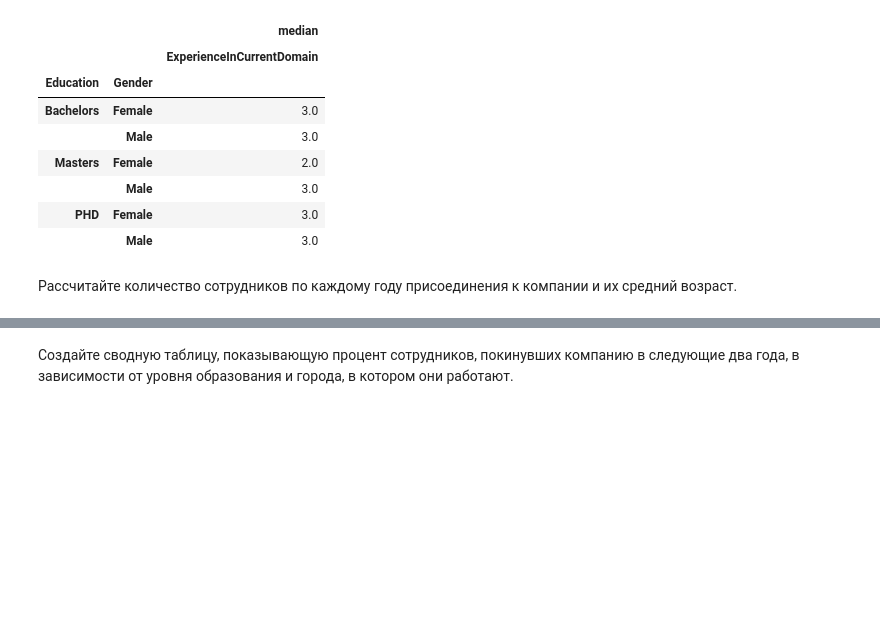
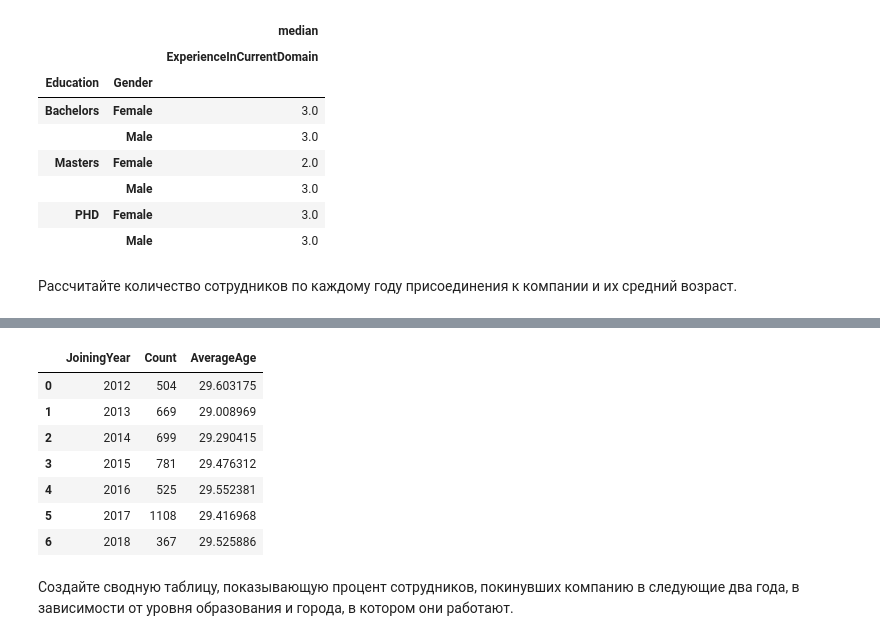
Before and after one commit to golubnichiy/bigdata_0925, a Jupyter notebook: day_02 ex.ipynb, the cells around one changed output, grey strips where cells are left out. Saved outputs shown, nothing was run; the diff lists cells and outputs as text; code cells hidden in the pictures; blank space fills up the shorter version.

```diff
--- a/day_02 ex.ipynb
+++ b/day_02 ex.ipynb
@@ -220,2 +233,17 @@ df.pivot_table(values=['ExperienceInCurrentDomain'], index=['Education', 'Gender
+# %%
+result = df.groupby('JoiningYear').agg(
+    Count=('Age', 'count'),
+    AverageAge=('Age', 'mean')
+).reset_index()
+result
+# %% [output]
+|  | JoiningYear | Count | AverageAge |
+| 0 | 2012 | 504 | 29.603175 |
+| 1 | 2013 | 669 | 29.008969 |
+| 2 | 2014 | 699 | 29.290415 |
+| 3 | 2015 | 781 | 29.476312 |
+| 4 | 2016 | 525 | 29.552381 |
+| 5 | 2017 | 1108 | 29.416968 |
+| 6 | 2018 | 367 | 29.525886 |
 # %% [markdown]
 Создайте сводную таблицу, показывающую процент сотрудников, покинувших компанию в следующие два года, в зависимости от уровня образования и города, в котором они работают.
```
Also changed, not shown: parts of 5 cells of this notebook, 5 other files.
